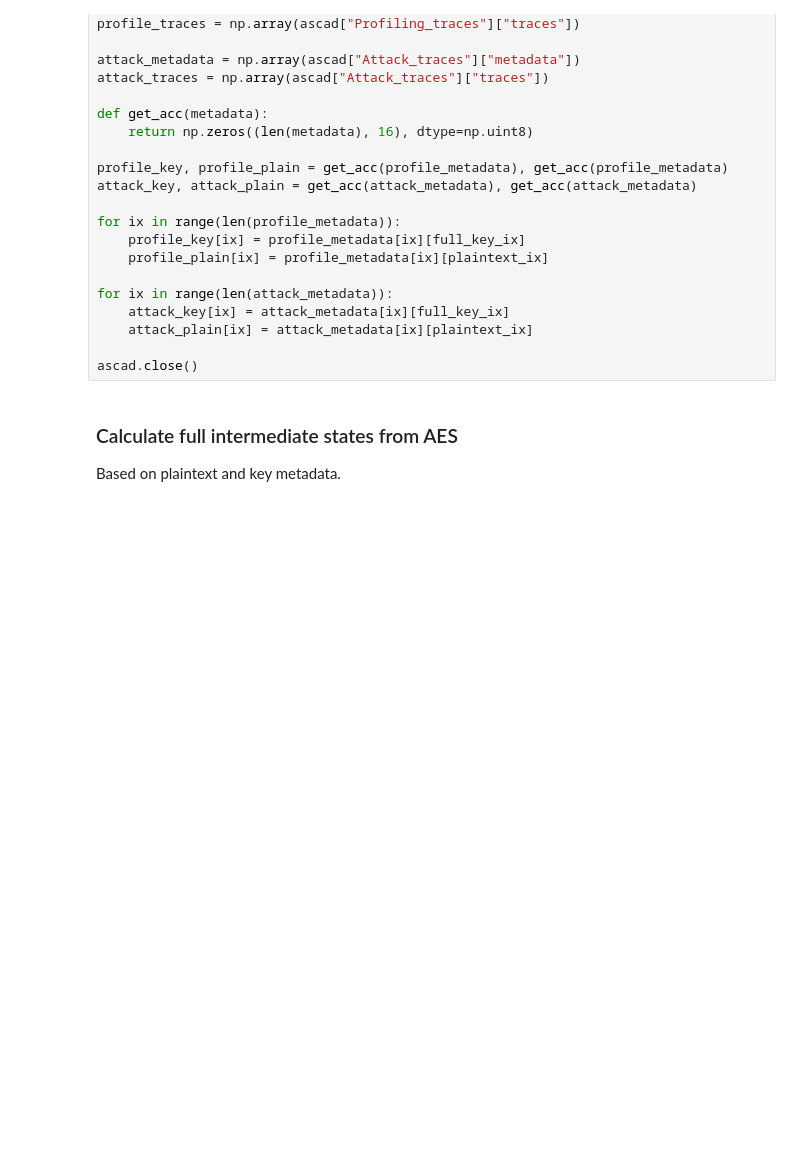
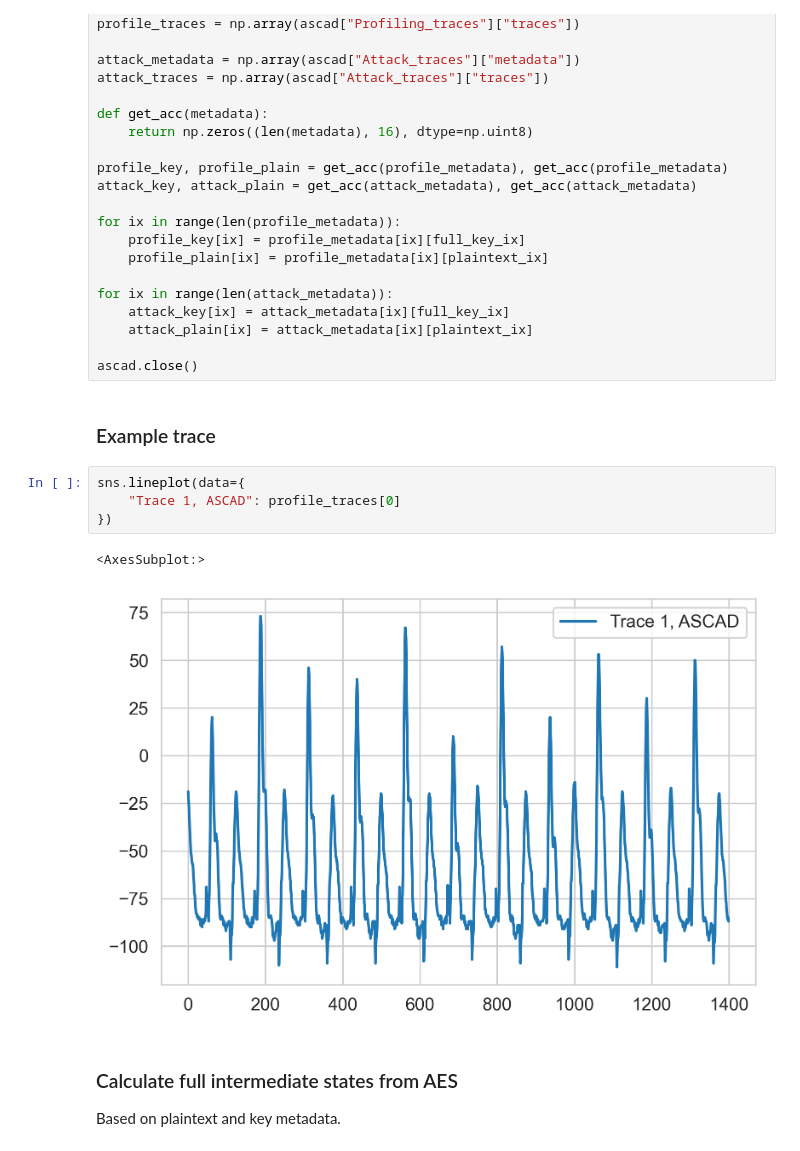
Before and after one commit to ccberg/LA, a Jupyter notebook: books/preprocess/ascad.ipynb, the cells around one changed output. Drawn from its saved outputs; the diff is of its cells as text; blank space fills up the shorter version.

```diff
--- a/books/preprocess/ascad.ipynb
+++ b/books/preprocess/ascad.ipynb
@@ -42,6 +47,15 @@ for ix in range(len(attack_metadata)):
     attack_plain[ix] = attack_metadata[ix][plaintext_ix]
 
 ascad.close()
+# %% [markdown]
+### Example trace
+# %%
+sns.lineplot(data={
+    "Trace 1, ASCAD": profile_traces[0]
+})
+# %% [output]
+<AxesSubplot:>
+[figure, added]
 # %% [markdown]
 ### Calculate full intermediate states from AES
 
```
Also changed, not shown: parts of 10 cells of this notebook.
